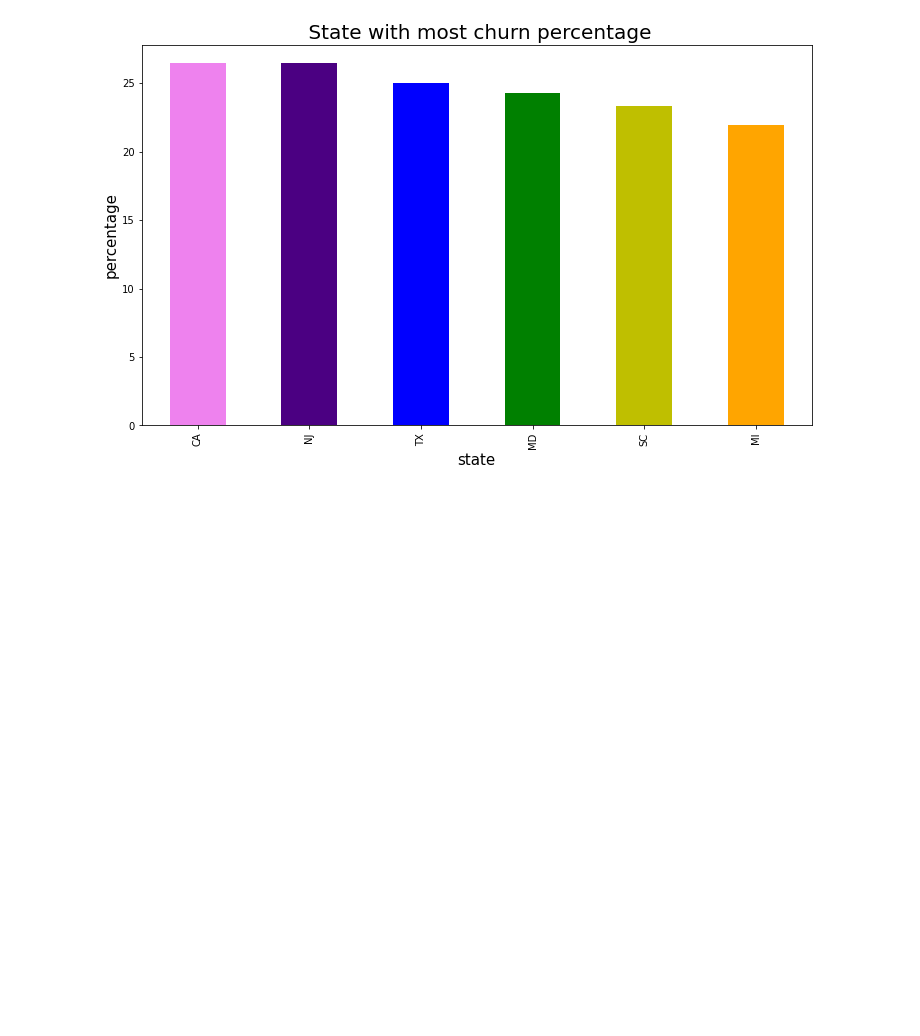
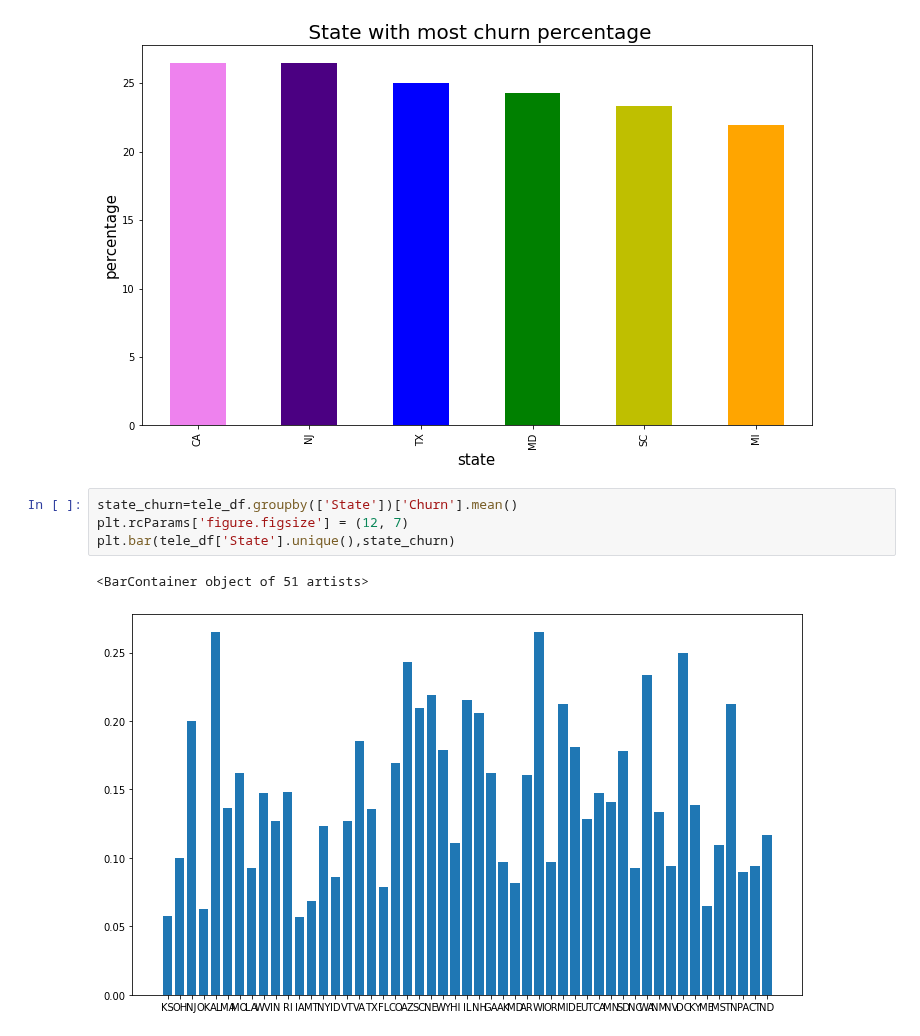
Before and after one commit to Creatrohit9/tele_churn-ANALYSIS, a Jupyter notebook: rohit_bhadauriya_EDA_2Telecom_Churn_Analysis_Capstone_Project.ipynb, the cells around one changed output. Cells and saved outputs as stored; diff of their text form; blank space fills up the shorter version.

Commit message:
Commit for sate wise churn

```diff
--- a/rohit_bhadauriya_EDA_2Telecom_Churn_Analysis_Capstone_Project.ipynb
+++ b/rohit_bhadauriya_EDA_2Telecom_Churn_Analysis_Capstone_Project.ipynb
@@ -202,3 +202,10 @@ plt.ylabel('percentage', fontsize = 15)
 plt.show()
 # %% [output]
 [figure]
+# %%
+state_churn=tele_df.groupby(['State'])['Churn'].mean()
+plt.rcParams['figure.figsize'] = (12, 7)
+plt.bar(tele_df['State'].unique(),state_churn)
+# %% [output]
+<BarContainer object of 51 artists>
+[figure, added]
```
